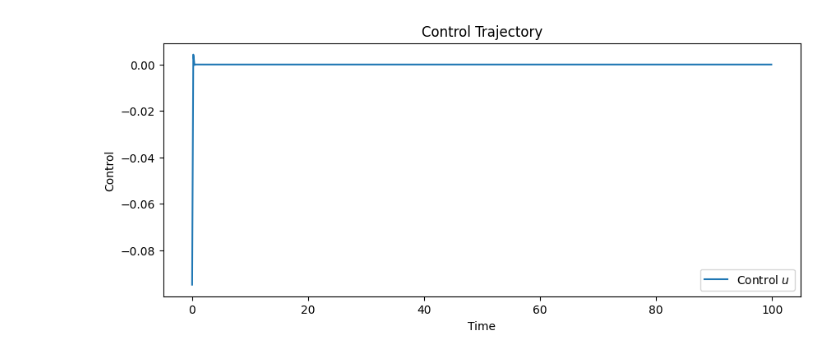
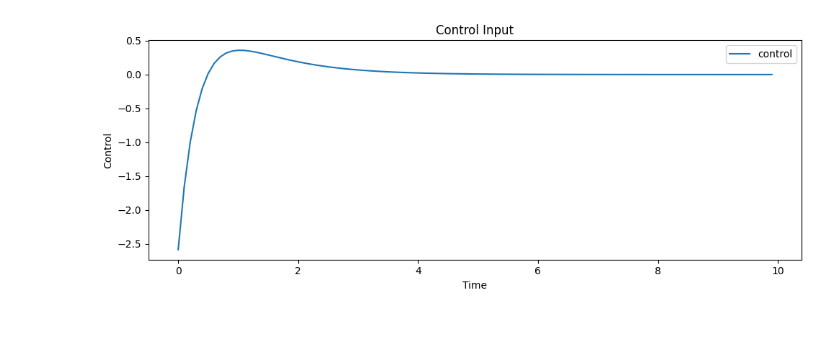
Before and after one commit to nataliepham6720/16-745_Optimal_Control, a Jupyter notebook: LQR_QP.ipynb, the cells around one changed output. Drawn from its saved outputs; the diff is of its cells as text; code cells hidden in the pictures; blank space fills up the shorter version.

```diff
--- a/LQR_QP.ipynb
+++ b/LQR_QP.ipynb
@@ -3,101 +3,87 @@
 # %%
 import numpy as np
 import matplotlib.pyplot as plt
-from scipy.sparse import block_diag, eye, kron
+from scipy.sparse import block_diag, eye, kron, csr_matrix
 from scipy.linalg import solve
 
-# System Dynamics
+# Discrete dynamics
 h = 0.1
 A = np.array([[1, h],
               [0, 1]])
-B = np.array([[0.5 * h**2],
+B = np.array([[0.5 * h ** 2],
               [h]])
 
 n, m = 2, 1
-Tfinal = 100.0
+Tfinal = 10.0
 N = int(Tfinal / h) + 1
-times = np.linspace(0, h * (N - 1), N)
+thist = np.linspace(0, h * (N - 1), N)
 
 # Initial condition
 x0 = np.array([1.0, 0.0])
 
-# Cost matrices
-Q = 1.0 * np.eye(n)
-R = 0.1 * np.eye(m)
-Qn = 1.0 * np.eye(n)
+# Cost matrices (sparse)
+Q = 1.0 * eye(n, format='csr')
+R = 0.1 * eye(m, format='csr')
+Qn = 1.0 * eye(n, format='csr')
 
+# Cost function
 def J(xhist, uhist):
     cost = 0.5 * xhist[:, -1].T @ Qn @ xhist[:, -1]
     for k in range(N - 1):
         cost += 0.5 * xhist[:, k].T @ Q @ xhist[:, k]
-        cost += 0.5 * uhist[k] * R * uhist[k]
-    return cost
+        cost += 0.5 * uhist[k] * R.toarray() * uhist[k]
+    return cost.item()
 
-# Build cost matrix H
-blocks = []
-for k in range(N - 2):
-    blocks.append(np.block([[R, np.zeros((m, n))],
-                            [np.zeros((n, m)), Q]]))
-blocks.append(np.block([[R, np.zeros((m, n))],
-                        [np.zeros((n, m)), Qn]]))  # terminal Q
-H = block_diag(blocks).toarray()
+# Cost matrix H (sparse block-diagonal: [R, Q, R, Q, ..., Qn])
+blocks = [R]
+for _ in range(N - 2):
+    blocks.append(block_diag([Q, R], format='csr'))
+blocks.append(Qn)
+H = block_diag(blocks, format='csr')
 
-# Build dynamics constraints matrix C and RHS d
-rows = []
-d = []
-block_B_negI = np.hstack((B, -np.eye(n)))  # (2 x 3)
+# Dynamics constraints matrix C
+C = kron(eye(N - 1, format='csr'), np.hstack([B, -np.eye(n)]))
+C = C.toarray()  # we modify it, so convert to dense
+for k in range(1, N - 1):
+    C[k * n:(k + 1) * n, (k - 1) * (n + m) + m:(k - 1) * (n + m) + m + n] = A
 
-for k in range(N - 1):
-    row = np.zeros((n, (n + m) * (N - 1)))
-    idx = k * (n + m)
-
-    if k > 0:
-        row[:, idx - (n + m): idx - m] = A
-
-    row[:, idx:idx + m + n] = block_B_negI
-
-    rows.append(row)
-    if k == 0:
-        d.append(-A @ x0)
-    else:
-        d.append(np.zeros(n))
-
-C = np.vstack(rows)
-d = np.concatenate(d)
+# Constraint RHS
+d = np.zeros(n * (N - 1))
+d[:n] = -A @ x0
 
 # Solve KKT system
-KKT_matrix = np.block([
-    [H, C.T],
+KKT = np.block([
+    [H.toarray(), C.T],
     [C, np.zeros((C.shape[0], C.shape[0]))]
 ])
 rhs = np.concatenate([np.zeros(H.shape[0]), d])
-solution = solve(KKT_matrix, rhs)
+y = solve(KKT, rhs)
 
-# Extract control/state trajectory
-z = solution[:H.shape[0]]
-Z = z.reshape((n + m, N - 1), order='F')
-xhist = np.hstack((x0[:, None], Z[m:, :]))
+# Extract z = [u0, x1, u1, x2, ..., xN]
+z = y[:H.shape[0]]
+Z = z.reshape(n + m, N - 1, order='F')
+xhist = np.hstack([x0.reshape(-1, 1), Z[m:, :]])
 uhist = Z[0, :]
 
-# Plot states
+# Plotting
 plt.figure(figsize=(10, 4))
-plt.plot(times, xhist[0, :], label="Position $x_1$")
-plt.plot(times, xhist[1, :], label="Velocity $x_2$")
+plt.plot(thist, xhist[0, :], label="position")
+plt.plot(thist, xhist[1, :], label="velocity")
 plt.xlabel("Time")
 plt.ylabel("State")
+plt.title("State Trajectories")
 plt.legend()
-plt.title("State Trajectories")
 
-# Plot control
 plt.figure(figsize=(10, 4))
-plt.plot(times[:-1], uhist, label="Control $u$")
+plt.plot(thist[:-1], uhist, label="control")
 plt.xlabel("Time")
 plt.ylabel("Control")
+plt.title("Control Input")
 plt.legend()
-plt.title("Control Trajectory")
 
+plt.tight_layout()
 plt.show()
 
 # Evaluate cost
-print("Total cost J =", J(xhist, uhist).item())
+print("Total cost J =", J(xhist, uhist))
 # %% [output]
@@ -105 +91 @@ print("Total cost J =", J(xhist, uhist).item())
-[figure, old version]
+[figure, new version]
```
Also changed, not shown: parts of 1 cell of this notebook.
